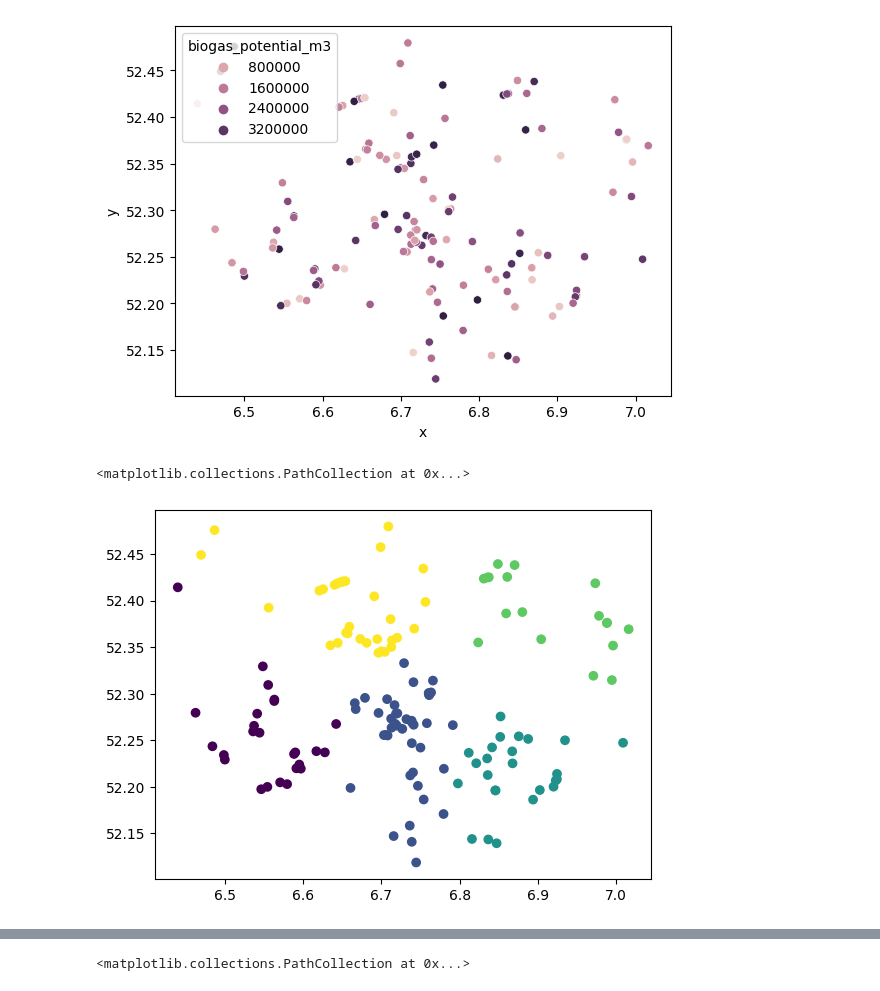
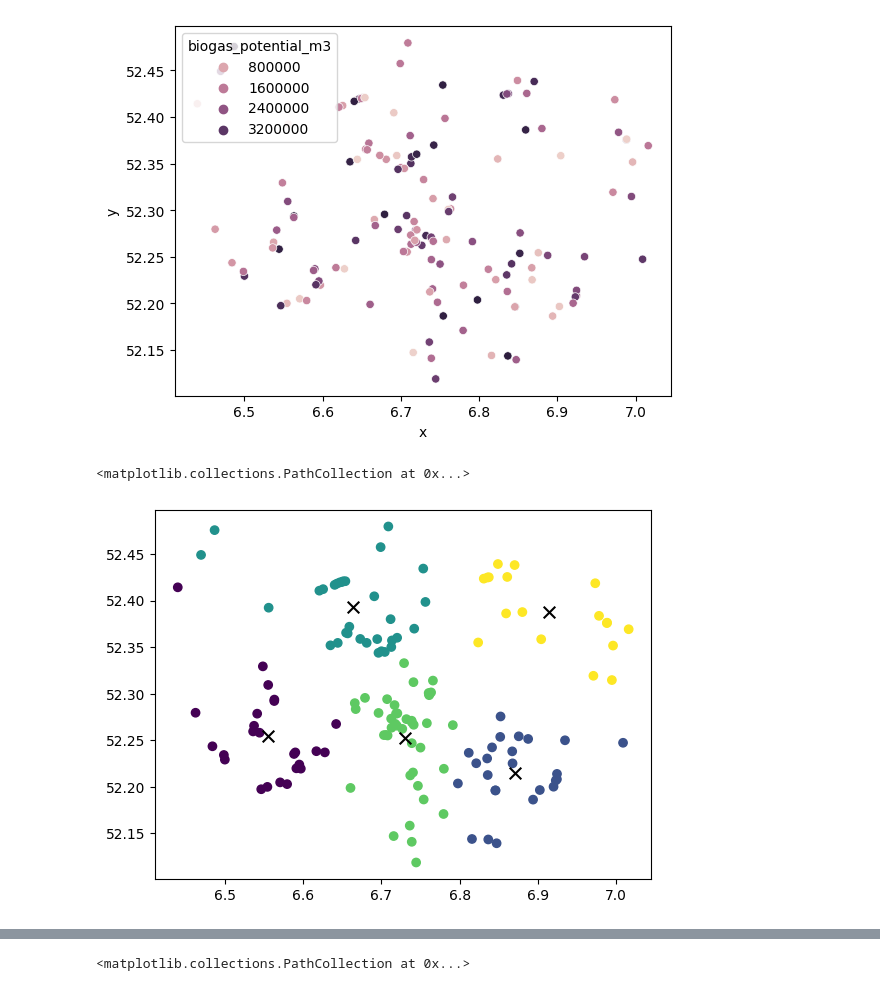
Before and after one commit to springonions-87/bioze_digital_mapping_tool, a Jupyter notebook: clustering/test_cluster.ipynb, the cells around one changed output, grey strips where cells are left out. Cells and saved outputs as stored; diff of their text form; code cells hidden in the pictures.

```diff
--- a/clustering/test_cluster.ipynb
+++ b/clustering/test_cluster.ipynb
@@ -50,0 +59,6 @@ y_kmeans = model.fit_predict(farm[['x', 'y']])
+# %%
+# Print the cluster centers and count of farms in each cluster
+cluster_centers = model.cluster_centers_
+cluster_df = pd.DataFrame(cluster_centers, columns=['x', 'y'])
+cluster_df['count'] = np.bincount(y_kmeans)
+cluster_df
@@ -65,9 +89,10 @@ sns.scatterplot(data = farm, x = 'x', y = 'y', hue = 'biogas_potential_m3')
 [figure]
 # %%
 plt.scatter(farm['x'], farm['y'], c=farm['cluster'])
+plt.scatter(cluster_df['x'], cluster_df['y'], c='black', marker='x', s=70, label='Cluster Centers')
 # %% [output]
 <matplotlib.collections.PathCollection at 0x...>
-[figure, old version]
+[figure, new version]
 # %%
 from sklearn.model_selection import train_test_split
 
```
Also changed, not shown: parts of 4 cells of this notebook, 3 other files.
